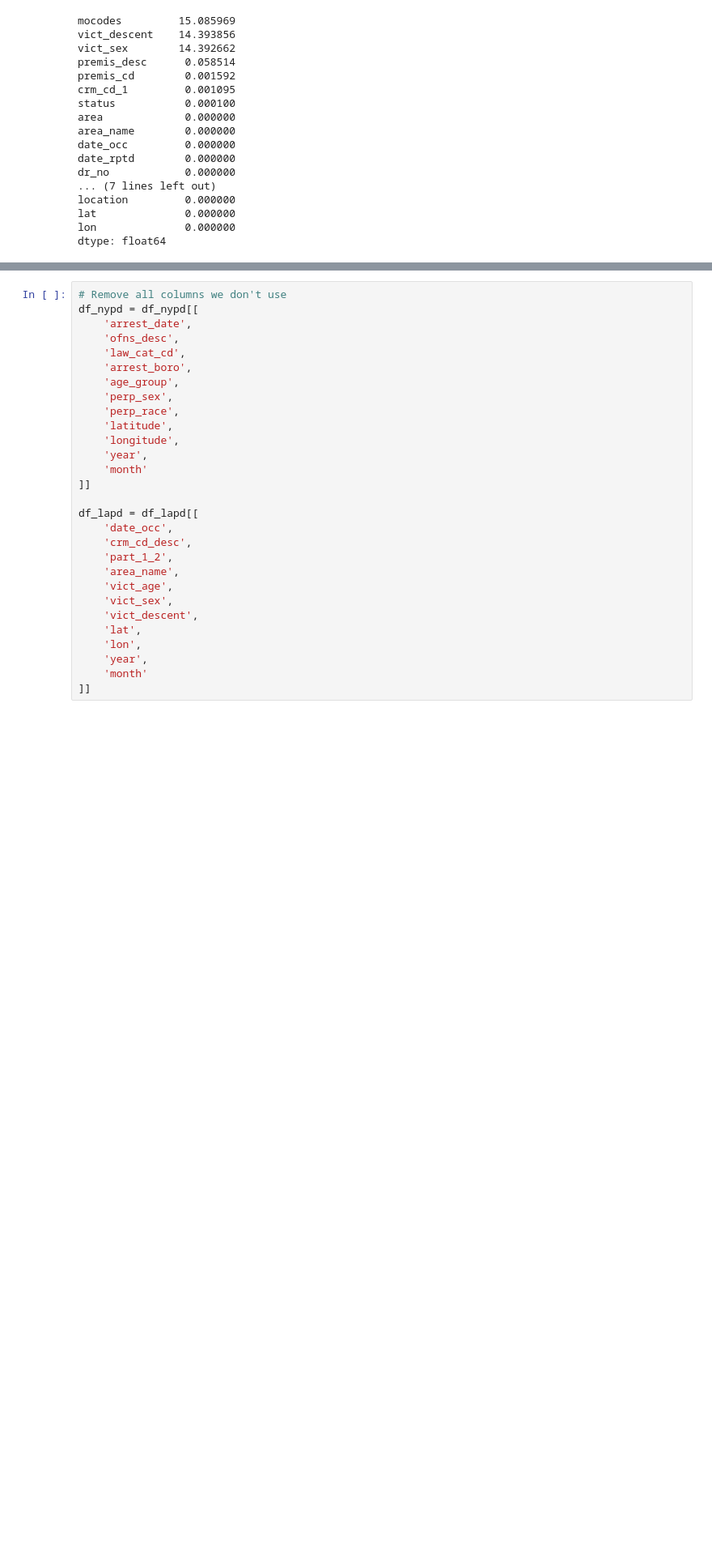
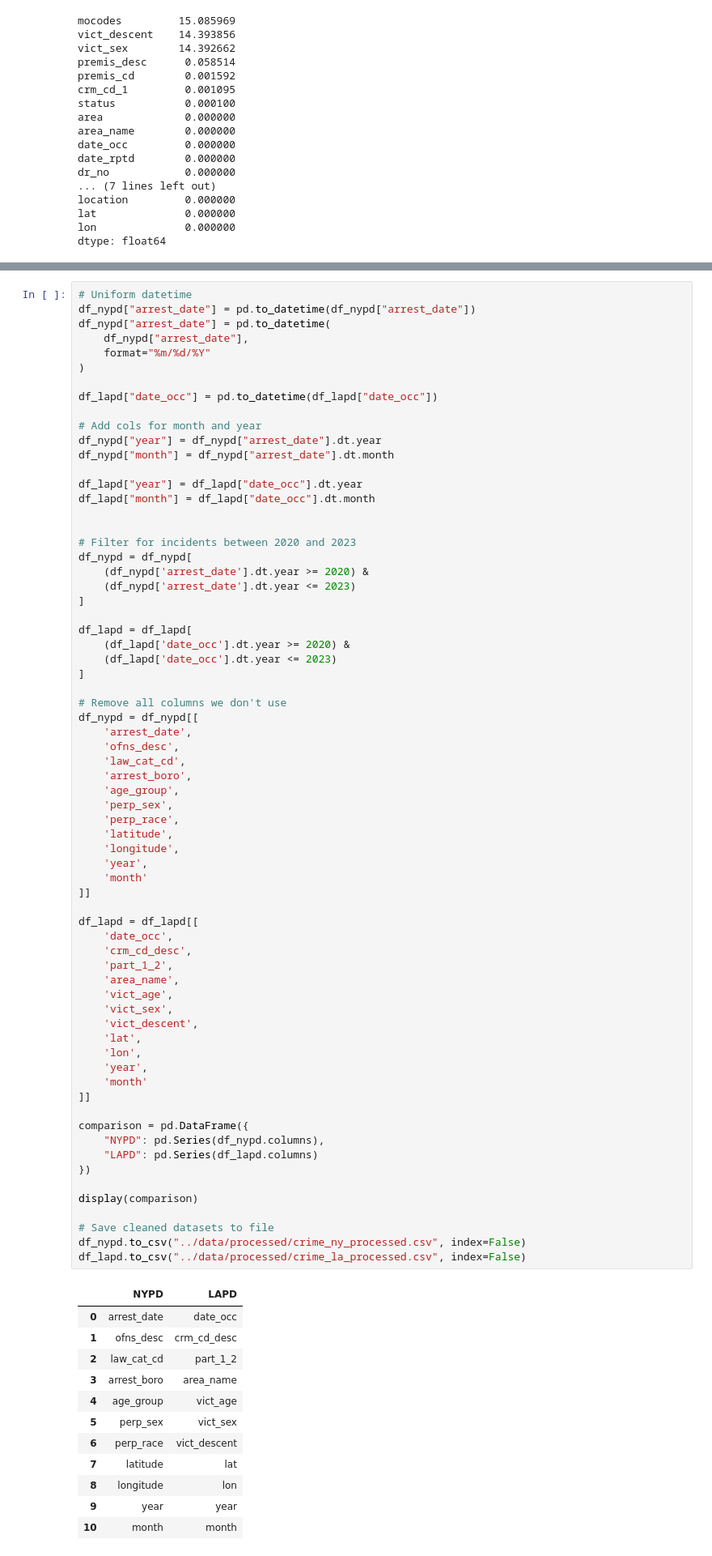
Before and after one commit to gyfen/infovis, a Jupyter notebook: docs/2_data.ipynb, the cells around one changed output, grey strips where cells are left out. Shown at 81% size. Saved outputs shown, nothing was run; the diff lists cells and outputs as text; blank space fills up the shorter version.

```diff
--- a/docs/2_data.ipynb
+++ b/docs/2_data.ipynb
@@ -373,29 +315,81 @@ df_lapd = df_lapd[
 # %%
+# Uniform datetime
+df_nypd["arrest_date"] = pd.to_datetime(df_nypd["arrest_date"])
+df_nypd["arrest_date"] = pd.to_datetime(
+    df_nypd["arrest_date"],
+    format="%m/%d/%Y"
+)
+
+df_lapd["date_occ"] = pd.to_datetime(df_lapd["date_occ"])
+
+# Add cols for month and year
+df_nypd["year"] = df_nypd["arrest_date"].dt.year
+df_nypd["month"] = df_nypd["arrest_date"].dt.month
+
+df_lapd["year"] = df_lapd["date_occ"].dt.year
+df_lapd["month"] = df_lapd["date_occ"].dt.month
+
+
+# Filter for incidents between 2020 and 2023
+df_nypd = df_nypd[
+    (df_nypd['arrest_date'].dt.year >= 2020) &
+    (df_nypd['arrest_date'].dt.year <= 2023)
+]
+
+df_lapd = df_lapd[
+    (df_lapd['date_occ'].dt.year >= 2020) &
+    (df_lapd['date_occ'].dt.year <= 2023)
+]
+
 # Remove all columns we don't use
 df_nypd = df_nypd[[
     'arrest_date',
     'ofns_desc',
     'law_cat_cd',
     'arrest_boro',
     'age_group',
     'perp_sex',
     'perp_race',
     'latitude',
     'longitude',
     'year',
     'month'
 ]]
 
 df_lapd = df_lapd[[
     'date_occ',
     'crm_cd_desc',
     'part_1_2',
     'area_name',
     'vict_age',
     'vict_sex',
     'vict_descent',
     'lat',
     'lon',
     'year',
     'month'
 ]]
+
+comparison = pd.DataFrame({
+    "NYPD": pd.Series(df_nypd.columns),
+    "LAPD": pd.Series(df_lapd.columns)
+})
+
+display(comparison)
+
+# Save cleaned datasets to file
+df_nypd.to_csv("../data/processed/crime_ny_processed.csv", index=False)
+df_lapd.to_csv("../data/processed/crime_la_processed.csv", index=False)
+# %% [output]
+|  | NYPD | LAPD |
+| 0 | arrest_date | date_occ |
+| 1 | ofns_desc | crm_cd_desc |
+| 2 | law_cat_cd | part_1_2 |
+| 3 | arrest_boro | area_name |
+| 4 | age_group | vict_age |
+| 5 | perp_sex | vict_sex |
+| 6 | perp_race | vict_descent |
+| 7 | latitude | lat |
+| 8 | longitude | lon |
+| 9 | year | year |
+| 10 | month | month |
```
Also changed, not shown: parts of 11 cells of this notebook, 3 other files.
